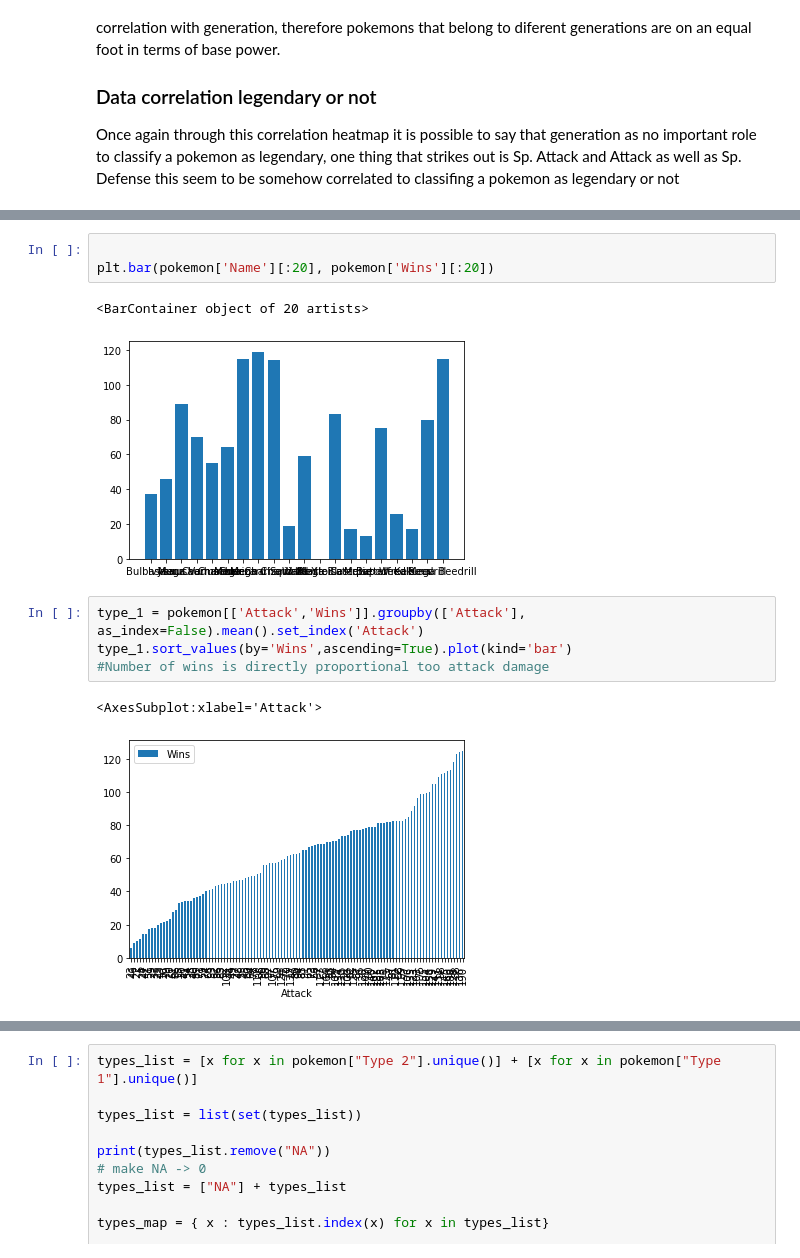
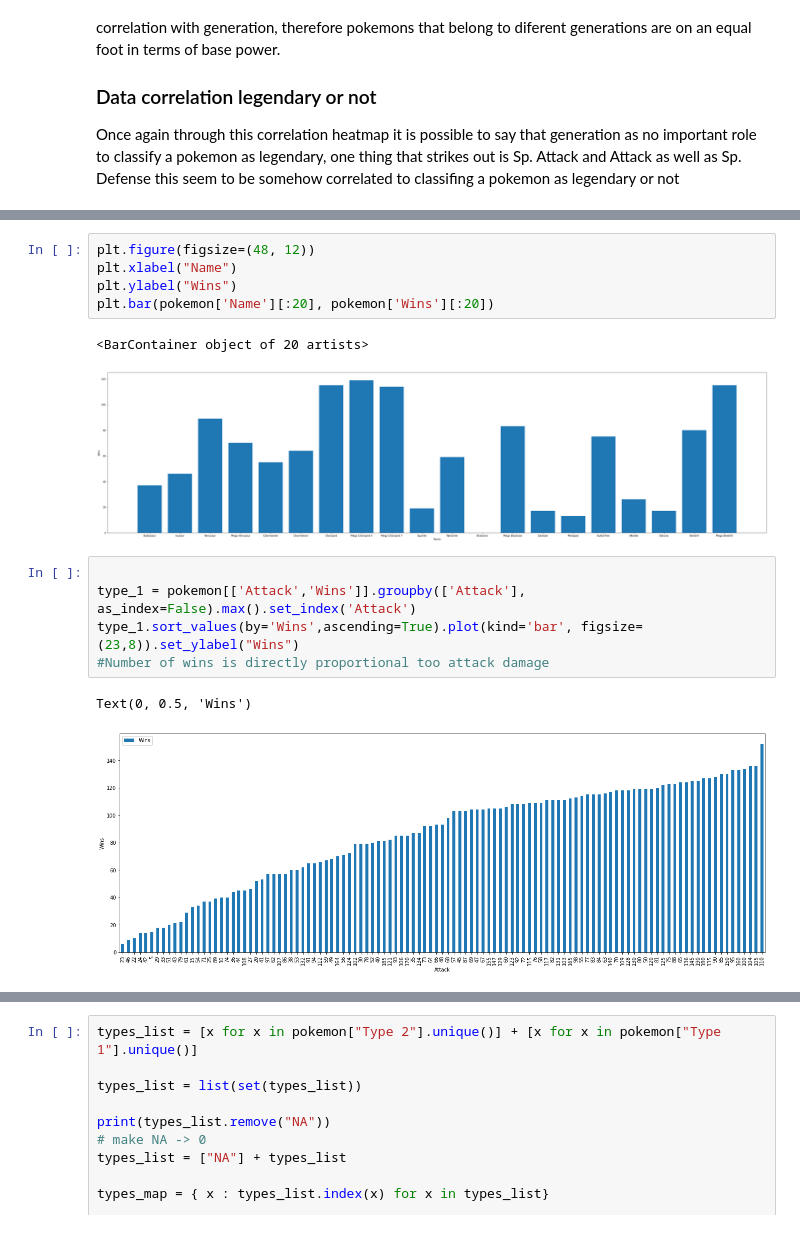
Before and after one commit to Pedro-Lopes-Frisson/TAA, a Jupyter notebook: projeto/Untitled.ipynb, the cells around one changed output, grey strips where cells are left out. Cells and saved outputs as stored; diff of their text form.

```diff
--- a/projeto/Untitled.ipynb
+++ b/projeto/Untitled.ipynb
@@ -94,14 +142,17 @@ type_1.sort_values(by='Wins',ascending=False).plot(kind='bar')
 # %%
-
+plt.figure(figsize=(48, 12))
+plt.xlabel("Name")
+plt.ylabel("Wins")
 plt.bar(pokemon['Name'][:20], pokemon['Wins'][:20])
 # %% [output]
 <BarContainer object of 20 artists>
-[figure, old version]
+[figure, new version]
 # %%
-type_1 = pokemon[['Attack','Wins']].groupby(['Attack'], as_index=False).mean().set_index('Attack')
-type_1.sort_values(by='Wins',ascending=True).plot(kind='bar')
+
+type_1 = pokemon[['Attack','Wins']].groupby(['Attack'], as_index=False).max().set_index('Attack')
+type_1.sort_values(by='Wins',ascending=True).plot(kind='bar', figsize=(23,8)).set_ylabel("Wins")
 #Number of wins is directly proportional too attack damage
 # %% [output]
-<AxesSubplot:xlabel='Attack'>
+Text(0, 0.5, 'Wins')
-[figure, old version]
+[figure, new version]
 # %%
```
Also changed, not shown: parts of 17 cells of this notebook.
